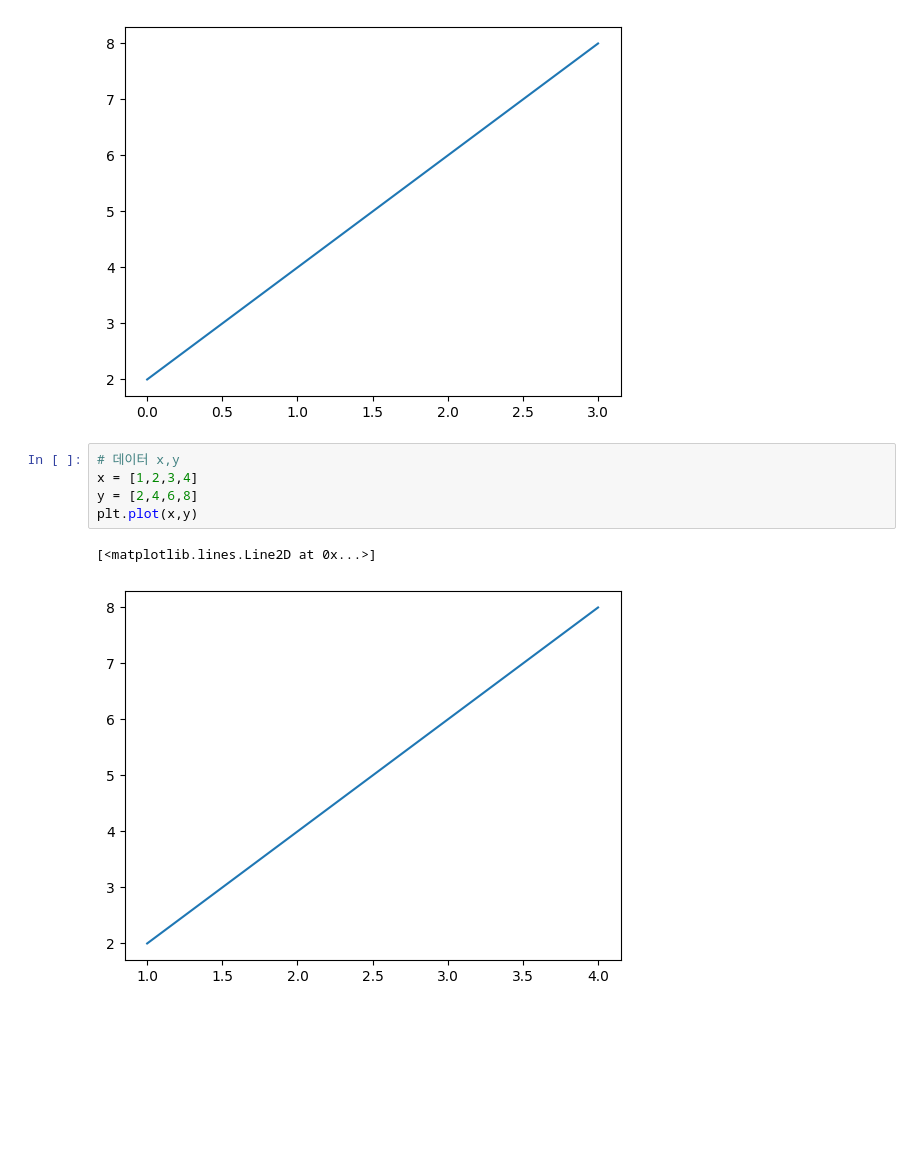
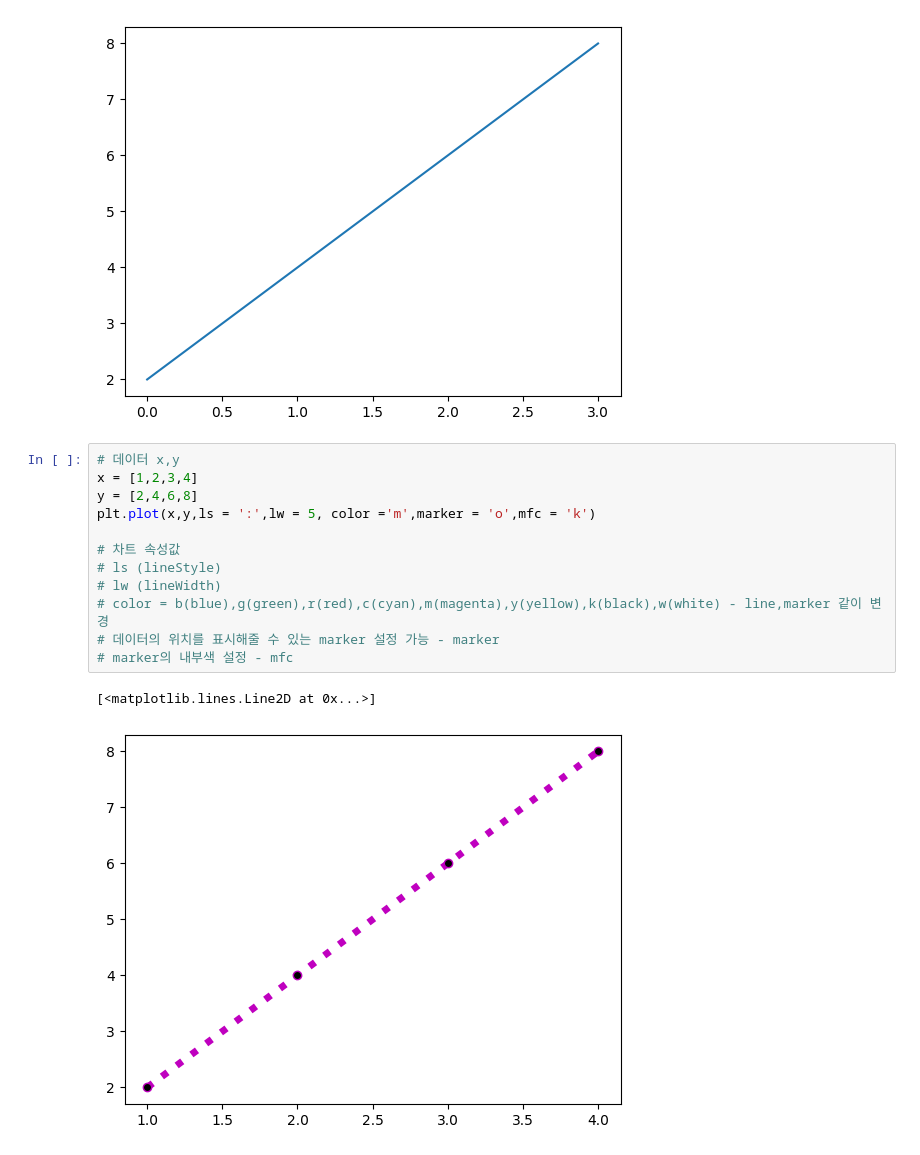
Before and after one commit to LEEYOUNGJAE1996/python_algorithm_practice, a Jupyter notebook: 스마트인재개발원/ex12matplotlib.ipynb, the cells around one changed output. Saved outputs shown, nothing was run; the diff lists cells and outputs as text; blank space fills up the shorter version.

```diff
--- a/스마트인재개발원/ex12matplotlib.ipynb
+++ b/스마트인재개발원/ex12matplotlib.ipynb
@@ -20,11 +20,18 @@ plt.plot(y)
 plt.show()
 # %% [output]
 [figure]
-# %%
-# 데이터 x,y
-x = [1,2,3,4]
-y = [2,4,6,8]
-plt.plot(x,y)
-# %% [output]
-[<matplotlib.lines.Line2D at 0x...>]
-[figure, removed]
+# %%
+# 데이터 x,y
+x = [1,2,3,4]
+y = [2,4,6,8]
+plt.plot(x,y,ls = ':',lw = 5, color ='m',marker = 'o',mfc = 'k')
+
+# 차트 속성값
+# ls (lineStyle)
+# lw (lineWidth)
+# color = b(blue),g(green),r(red),c(cyan),m(magenta),y(yellow),k(black),w(white) - line,marker 같이 변경
+# 데이터의 위치를 표시해줄 수 있는 marker 설정 가능 - marker
+# marker의 내부색 설정 - mfc
+# %% [output]
+[<matplotlib.lines.Line2D at 0x...>]
+[figure, added]
```
Also changed, not shown: parts of 8 cells of this notebook.
